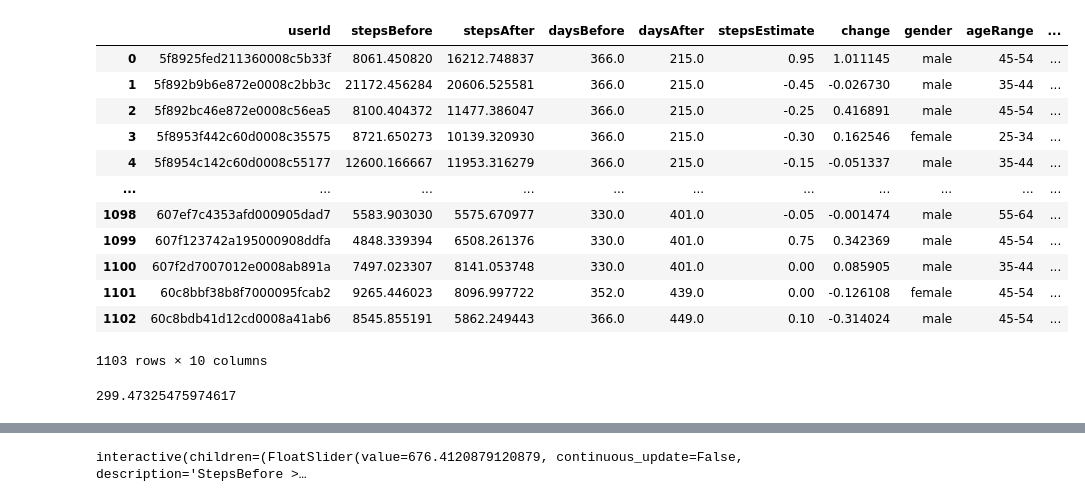
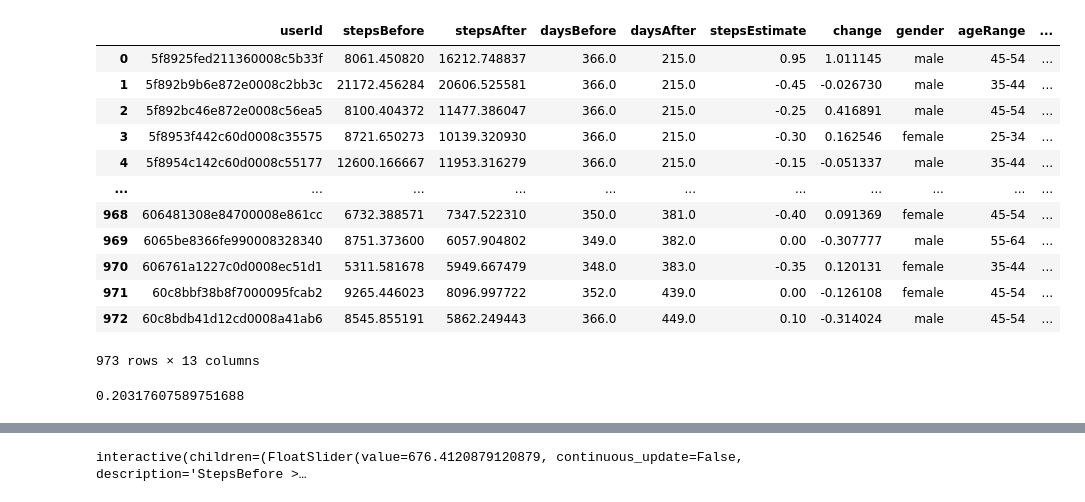
Before and after one commit to hci-gu/wfh-movement-jupyter, a Jupyter notebook: notebooks/Estimates_2024.ipynb, the cells around one changed output, grey strips where cells are left out. Saved outputs shown, nothing was run; the diff lists cells and outputs as text; code cells hidden in the pictures.

```diff
--- a/notebooks/Estimates_2024.ipynb
+++ b/notebooks/Estimates_2024.ipynb
@@ -28,7 +34,7 @@ earliest_date = split_date - pd.DateOffset(months=12)
 to_date = split_date + pd.DateOffset(months=12)
 # days between the earliest date and the split date
 days_in_before_period = (split_date - earliest_date).days
-ratio_minimum_data = 0.9
+ratio_minimum_data = 0.95
 
 fixed_outlier_steps_amount = 50000
 # %%
@@ -67,49 +73,61 @@ def process_user_data(user_data):
 
     change = (steps_after - steps_before) / steps_before
 
+
+    # moved_more = change > 0
+    # estimated_more = stepsEstimate > steps_before
+
+    correct = 1 if (change > 0 and stepsEstimate > 0) or (change <= 0 and stepsEstimate < 0) else 0
+
+    moved_more = change > 0
+
+    # magnitude of difference between stepsEstimate and change
+    difference = abs(stepsEstimate - change)
+
     return pd.Series({
         'userId': user_id,
         'stepsBefore': steps_before,
         'stepsAfter': steps_after,
         'daysBefore': len(user_data_before),
         'daysAfter': len(user_data_after),
         'stepsEstimate': stepsEstimate,
         'change': change,
         'gender': gender,
-        'ageRange': age_range
+        'ageRange': age_range,
+        'correct': correct,
+        'moved_more': moved_more,
+        'difference': difference,
     })
 
 # Group the data by userId and apply the function
 all_users_df = df_filtered.groupby('userId').apply(process_user_data).dropna()
 
 # Reset the index to get a clean DataFrame
 all_users_df.reset_index(drop=True, inplace=True)
 
 
 average_stepsBefore = all_users_df['stepsBefore'].mean()
 
 # add a column to the DataFrame to indicate if the user is above or below average steps before
 all_users_df['above_average'] = all_users_df['stepsBefore'] >= average_stepsBefore
 
 # Output the final DataFrame
 all_users_df
 # %% [output]
 |  | userId | stepsBefore | stepsAfter | daysBefore | daysAfter | stepsEstimate | change | gender | ageRange | ... |
 | 0 | 5f8925fed211360008c5b33f | 8061.450820 | 16212.748837 | 366.0 | 215.0 | 0.95 | 1.011145 | male | 45-54 | ... |
 | 1 | 5f892b9b6e872e0008c2bb3c | 21172.456284 | 20606.525581 | 366.0 | 215.0 | -0.45 | -0.026730 | male | 35-44 | ... |
 | 2 | 5f892bc46e872e0008c56ea5 | 8100.404372 | 11477.386047 | 366.0 | 215.0 | -0.25 | 0.416891 | male | 45-54 | ... |
 | 3 | 5f8953f442c60d0008c35575 | 8721.650273 | 10139.320930 | 366.0 | 215.0 | -0.30 | 0.162546 | female | 25-34 | ... |
 | 4 | 5f8954c142c60d0008c55177 | 12600.166667 | 11953.316279 | 366.0 | 215.0 | -0.15 | -0.051337 | male | 35-44 | ... |
 | ... | ... | ... | ... | ... | ... | ... | ... | ... | ... | ... |
-| 1098 | 607ef7c4353afd000905dad7 | 5583.903030 | 5575.670977 | 330.0 | 401.0 | -0.05 | -0.001474 | male | 55-64 | ... |
-| 1099 | 607f123742a195000908ddfa | 4848.339394 | 6508.261376 | 330.0 | 401.0 | 0.75 | 0.342369 | male | 45-54 | ... |
-| 1100 | 607f2d7007012e0008ab891a | 7497.023307 | 8141.053748 | 330.0 | 401.0 | 0.00 | 0.085905 | male | 35-44 | ... |
-| 1101 | 60c8bbf38b8f7000095fcab2 | 9265.446023 | 8096.997722 | 352.0 | 439.0 | 0.00 | -0.126108 | female | 45-54 | ... |
-| 1102 | 60c8bdb41d12cd0008a41ab6 | 8545.855191 | 5862.249443 | 366.0 | 449.0 | 0.10 | -0.314024 | male | 45-54 | ... |
+| 968 | 606481308e84700008e861cc | 6732.388571 | 7347.522310 | 350.0 | 381.0 | -0.40 | 0.091369 | female | 45-54 | ... |
+| 969 | 6065be8366fe990008328340 | 8751.373600 | 6057.904802 | 349.0 | 382.0 | 0.00 | -0.307777 | male | 55-64 | ... |
+| 970 | 606761a1227c0d0008ec51d1 | 5311.581678 | 5949.667479 | 348.0 | 383.0 | -0.35 | 0.120131 | female | 35-44 | ... |
+| 971 | 60c8bbf38b8f7000095fcab2 | 9265.446023 | 8096.997722 | 352.0 | 439.0 | 0.00 | -0.126108 | female | 45-54 | ... |
+| 972 | 60c8bdb41d12cd0008a41ab6 | 8545.855191 | 5862.249443 | 366.0 | 449.0 | 0.10 | -0.314024 | male | 45-54 | ... |
-1103 rows × 10 columns
+973 rows × 13 columns
-# %%
-# average daysAfter
-average_daysAfter = all_users_df['daysAfter'].mean()
-average_daysAfter
-# %% [output]
-299.47325475974617
+# %%
+all_users_df['difference'].median()
+# %% [output]
+0.20317607589751688
```
Also changed, not shown: parts of 19 cells of this notebook, 8 other files.
